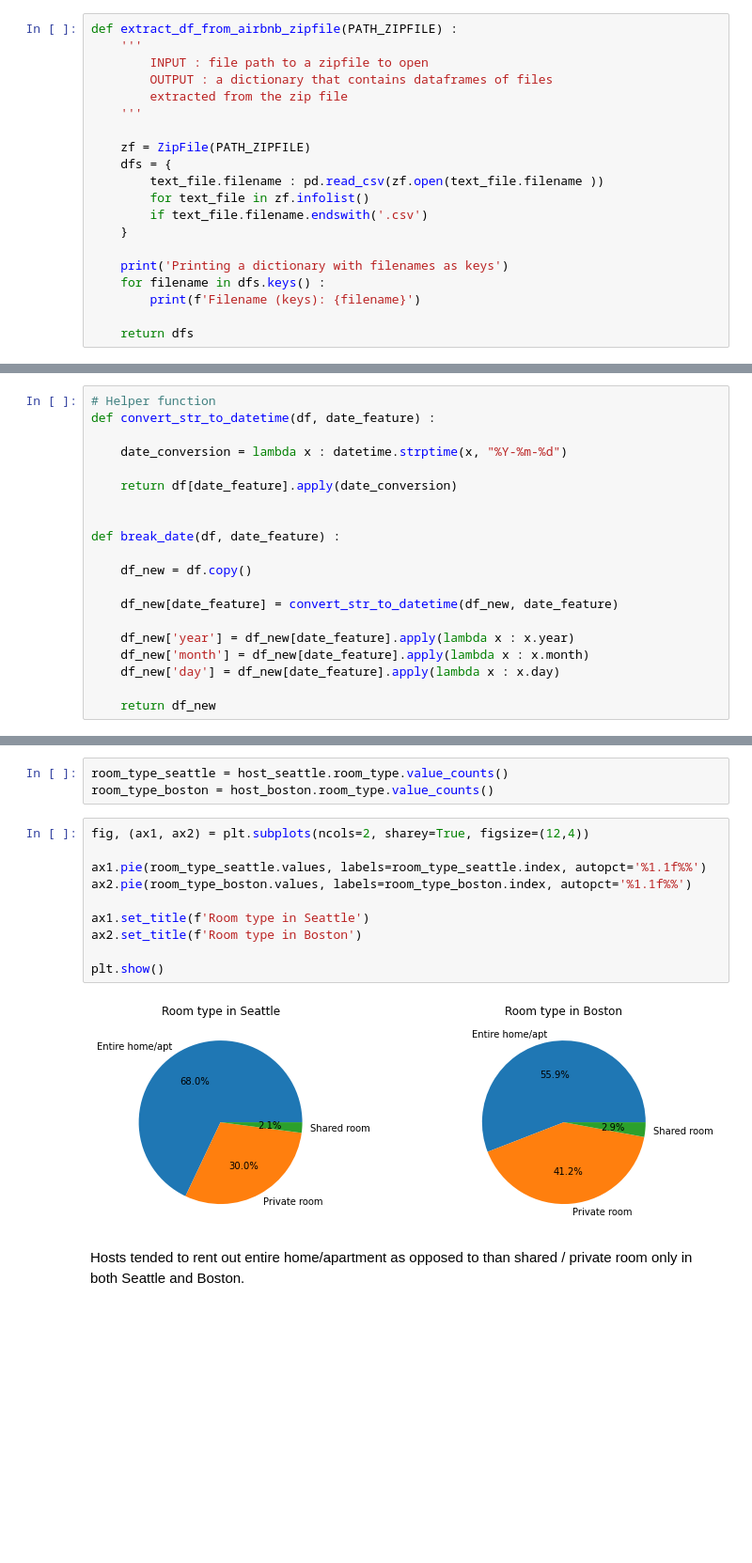
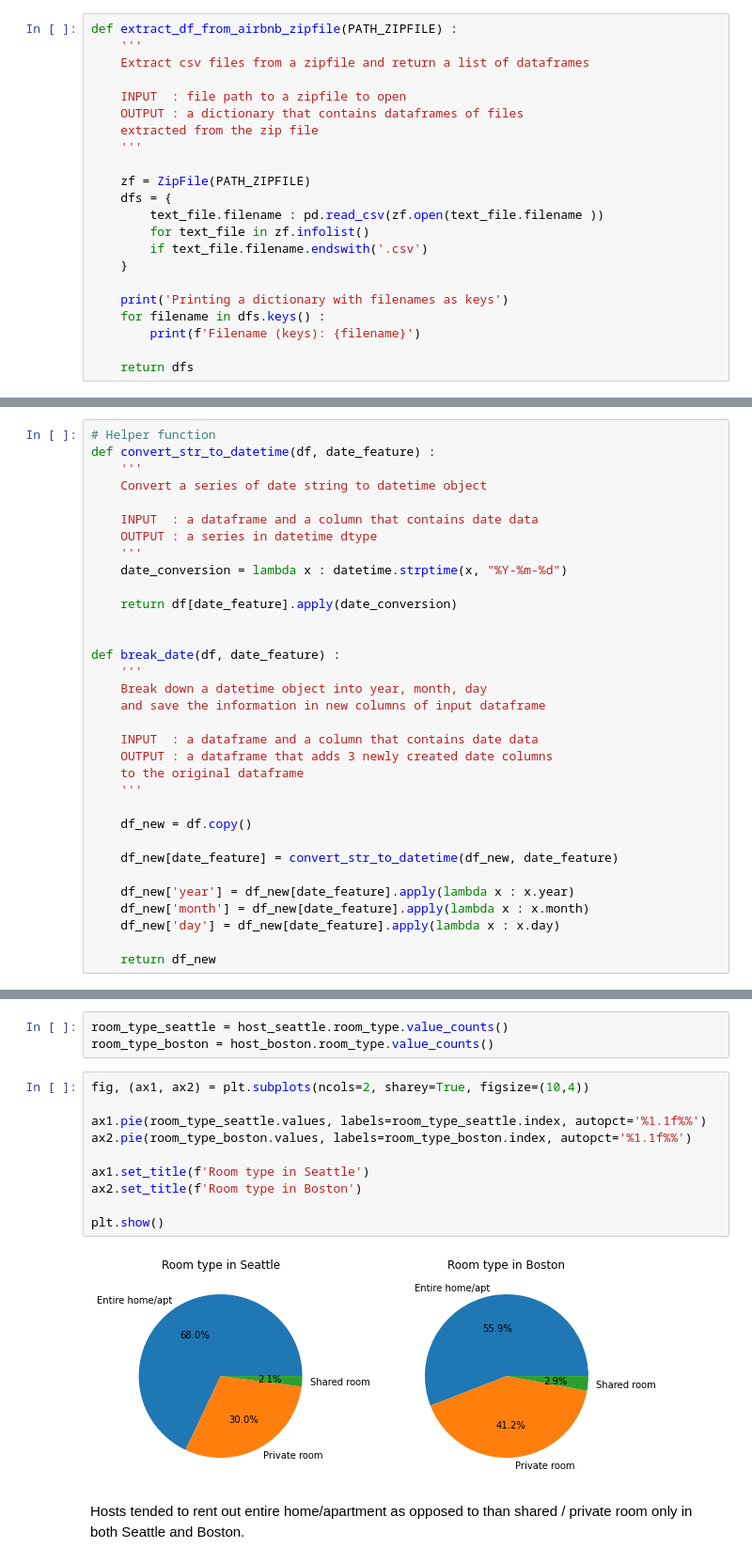
Before and after one commit to jasonsuk/ds-airbnb, a Jupyter notebook: analysis.ipynb, the cells around one changed output, grey strips where cells are left out. Shown at 94% size. Saved outputs shown, nothing was run; the diff lists cells and outputs as text; blank space fills up the shorter version.

```diff
--- a/analysis.ipynb
+++ b/analysis.ipynb
@@ -42,9 +42,11 @@ FILE_PATH_BOSTON = os.path.join(DATA_PATH, 'boston.zip')
 # %%
 def extract_df_from_airbnb_zipfile(PATH_ZIPFILE) :
     '''
-        INPUT : file path to a zipfile to open
-        OUTPUT : a dictionary that contains dataframes of files
-        extracted from the zip file
+    Extract csv files from a zipfile and return a list of dataframes
+
+    INPUT  : file path to a zipfile to open
+    OUTPUT : a dictionary that contains dataframes of files
+    extracted from the zip file
     '''
 
     zf = ZipFile(PATH_ZIPFILE)
@@ -78,13 +80,26 @@ Collect all functions to use in this notebook.
 # %%
 # Helper function
 def convert_str_to_datetime(df, date_feature) :
+    '''
+    Convert a series of date string to datetime object
 
+    INPUT  : a dataframe and a column that contains date data
+    OUTPUT : a series in datetime dtype
+    '''
     date_conversion = lambda x : datetime.strptime(x, "%Y-%m-%d")
 
     return df[date_feature].apply(date_conversion)
 
 
 def break_date(df, date_feature) :
+    '''
+    Break down a datetime object into year, month, day
+    and save the information in new columns of input dataframe
+
+    INPUT  : a dataframe and a column that contains date data
+    OUTPUT : a dataframe that adds 3 newly created date columns
+    to the original dataframe
+    '''
 
     df_new = df.copy()
 
@@ -808,17 +877,17 @@ In 2016, House (46%) and Apartment (44%) were the most common types of propertie
 room_type_seattle = host_seattle.room_type.value_counts()
 room_type_boston = host_boston.room_type.value_counts()
 # %%
-fig, (ax1, ax2) = plt.subplots(ncols=2, sharey=True, figsize=(12,4))
+fig, (ax1, ax2) = plt.subplots(ncols=2, sharey=True, figsize=(10,4))
 
 ax1.pie(room_type_seattle.values, labels=room_type_seattle.index, autopct='%1.1f%%')
 ax2.pie(room_type_boston.values, labels=room_type_boston.index, autopct='%1.1f%%')
 
 ax1.set_title(f'Room type in Seattle')
 ax2.set_title(f'Room type in Boston')
 
 plt.show()
 # %% [output]
-[figure, old version]
+[figure, new version]
 # %% [markdown]
 Hosts tended to rent out entire home/apartment as opposed to than shared / private room only in both Seattle and Boston.
 # %% [markdown]
```
Also changed, not shown: parts of 30 cells of this notebook, 2 other files.
